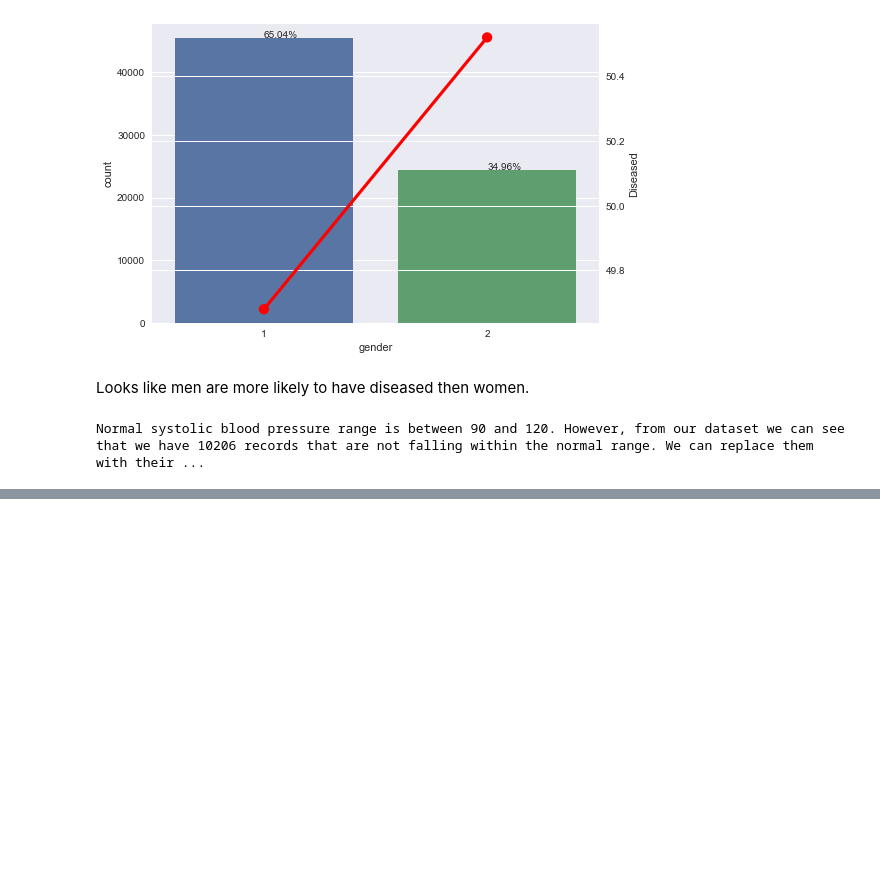
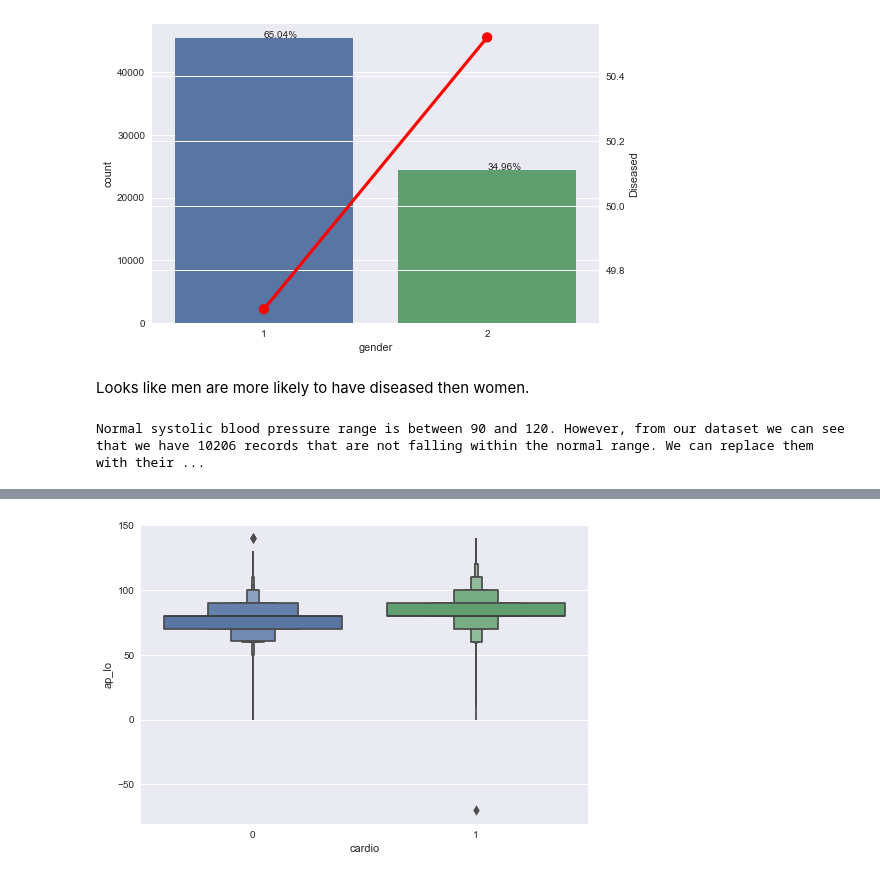
Before and after one commit to Aditya-Ramachandran/cardiovascular-disease-detection, a Jupyter notebook: EDA 1.ipynb, the cells around one changed output, grey strips where cells are left out. Drawn from its saved outputs; the diff is of its cells as text; code cells hidden in the pictures; blank space fills up the shorter version.

```diff
--- a/EDA 1.ipynb
+++ b/EDA 1.ipynb
@@ -218,0 +233,5 @@ Normal systolic blood pressure range is between 90 and 120. However, from our da
+# %%
+sns.boxenplot(data['cardio'],data['ap_lo'][data['ap_lo']<150])
+plt.show()
+# %% [output]
+[figure, added]
```
Also changed, not shown: parts of 2 cells of this notebook.
